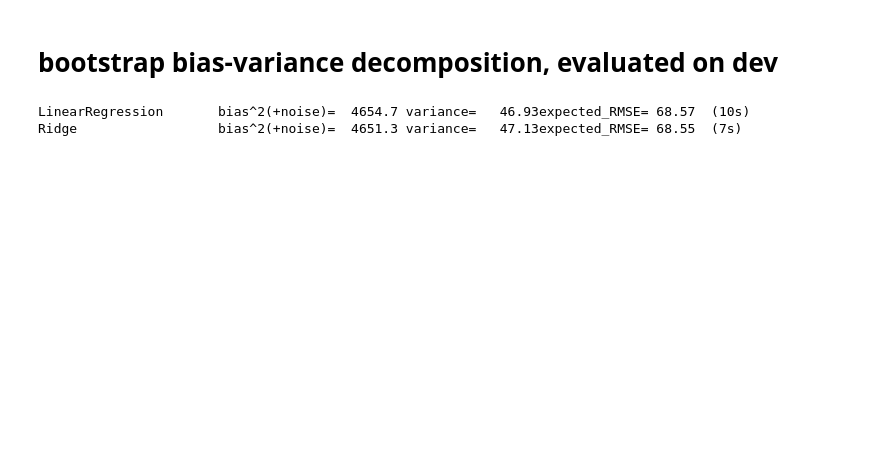
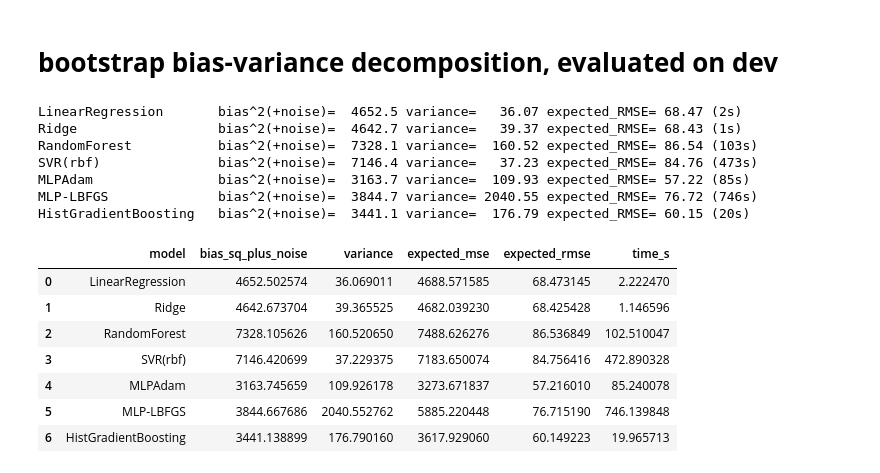
Before and after one commit to muhammadhasaan82/ai-property-booking-bias-variance-analysis, a Jupyter notebook: Bias&Variace.ipynb, the cells around one changed output. Saved outputs shown, nothing was run; the diff lists cells and outputs as text; code cells hidden in the pictures; blank space fills up the shorter version.

```diff
--- a/Bias&Variace.ipynb
+++ b/Bias&Variace.ipynb
@@ -263,33 +297,67 @@ HistGradientBoosting   train_RMSE=  54.53 dev_RMSE=  59.01train_R2=0.916 dev_R2=
 # %% [markdown]
 # **bootstrap bias-variance decomposition, evaluated on dev**
 # %%
-BOOTSTRAPS = 20
+BOOTSTRAPS = 5
 rng = np.random.RandomState(RNG)
 y_dev_arr = np.asarray(y_dev).ravel()
 # %%
 decomp = []
+
 for name, builder in MODEL_BUILDERS.items():
-  t0 = time.time()
-  preds = np.zeros((BOOTSTRAPS, len(y_dev_arr)))
-  n = len(X_train)
-  for b in range(BOOTSTRAPS):
-    bi = rng.randint(0, n, n)
-    Xb, yb = X_train.iloc[bi], y_train.iloc[bi]
-    pipe = Pipeline([("prep", preprocess), ("model", builder(None))])
-    pipe.fit(Xb, yb)
-    preds[b] = pipe.predict(X_dev)
+    t0 = time.time()
 
-  avg_pred = preds.mean(axis=0)
-  bias_sq = float(np.mean((avg_pred - y_dev_arr) ** 2))
-  variance = float(np.mean(preds.var(axis=0)))
-  decomp.append({
-      "model": name, "bias_sq_plus_noise": bias_sq, "variance": variance,
-      "expected_mse": bias_sq + variance, "expected_rmse":  (bias_sq + variance) ** 0.5,
-  })
-  print(f"{name:22s} bias^2(+noise)={bias_sq:8.1f} variance={variance:8.2f}"
-        f"expected_RMSE={(bias_sq+variance)**0.5:6.2f}  ({time.time()-t0:.0f}s)")
-  decomp_df = pd.DataFrame(decomp)
-  decomp_df
+    preds = np.zeros((BOOTSTRAPS, len(y_dev_arr)))
+    n = len(X_train)
+
+    for b in range(BOOTSTRAPS):
+        bi = rng.randint(0, n, n)
+        Xb, yb = X_train.iloc[bi], y_train.iloc[bi]
+
+        pipe = Pipeline([
+            ("prep", preprocess),
+            ("model", builder(RNG + b))
+        ])
+
+        pipe.fit(Xb, yb)
+        preds[b] = pipe.predict(X_dev)
+
+    avg_pred = preds.mean(axis=0)
+
+    bias_sq = float(np.mean((avg_pred - y_dev_arr) ** 2))
+    variance = float(np.mean(preds.var(axis=0)))
+
+    decomp.append({
+        "model": name,
+        "bias_sq_plus_noise": bias_sq,
+        "variance": variance,
+        "expected_mse": bias_sq + variance,
+        "expected_rmse": (bias_sq + variance) ** 0.5,
+        "time_s": time.time() - t0,
+    })
+
+    print(
+        f"{name:22s} "
+        f"bias^2(+noise)={bias_sq:8.1f} "
+        f"variance={variance:8.2f} "
+        f"expected_RMSE={(bias_sq + variance) ** 0.5:6.2f} "
+        f"({time.time() - t0:.0f}s)"
+    )
+
+decomp_df = pd.DataFrame(decomp)
+display(decomp_df)
 # %% [output]
-LinearRegression       bias^2(+noise)=  4654.7 variance=   46.93expected_RMSE= 68.57  (10s)
-Ridge                  bias^2(+noise)=  4651.3 variance=   47.13expected_RMSE= 68.55  (7s)
+LinearRegression       bias^2(+noise)=  4652.5 variance=   36.07 expected_RMSE= 68.47 (2s)
+Ridge                  bias^2(+noise)=  4642.7 variance=   39.37 expected_RMSE= 68.43 (1s)
+RandomForest           bias^2(+noise)=  7328.1 variance=  160.52 expected_RMSE= 86.54 (103s)
+SVR(rbf)               bias^2(+noise)=  7146.4 variance=   37.23 expected_RMSE= 84.76 (473s)
+MLPAdam                bias^2(+noise)=  3163.7 variance=  109.93 expected_RMSE= 57.22 (85s)
+MLP-LBFGS              bias^2(+noise)=  3844.7 variance= 2040.55 expected_RMSE= 76.72 (746s)
+HistGradientBoosting   bias^2(+noise)=  3441.1 variance=  176.79 expected_RMSE= 60.15 (20s)
+|  | model | bias_sq_plus_noise | variance | expected_mse | expected_rmse | time_s |
+| 0 | LinearRegression | 4652.502574 | 36.069011 | 4688.571585 | 68.473145 | 2.222470 |
+| 1 | Ridge | 4642.673704 | 39.365525 | 4682.039230 | 68.425428 | 1.146596 |
+| 2 | RandomForest | 7328.105626 | 160.520650 | 7488.626276 | 86.536849 | 102.510047 |
+| 3 | SVR(rbf) | 7146.420699 | 37.229375 | 7183.650074 | 84.756416 | 472.890328 |
+| 4 | MLPAdam | 3163.745659 | 109.926178 | 3273.671837 | 57.216010 | 85.240078 |
+| 5 | MLP-LBFGS | 3844.667686 | 2040.552762 | 5885.220448 | 76.715190 | 746.139848 |
+| 6 | HistGradientBoosting | 3441.138899 | 176.790160 | 3617.929060 | 60.149223 | 19.965713 |
```
Also changed, not shown: parts of 2 cells of this notebook.
